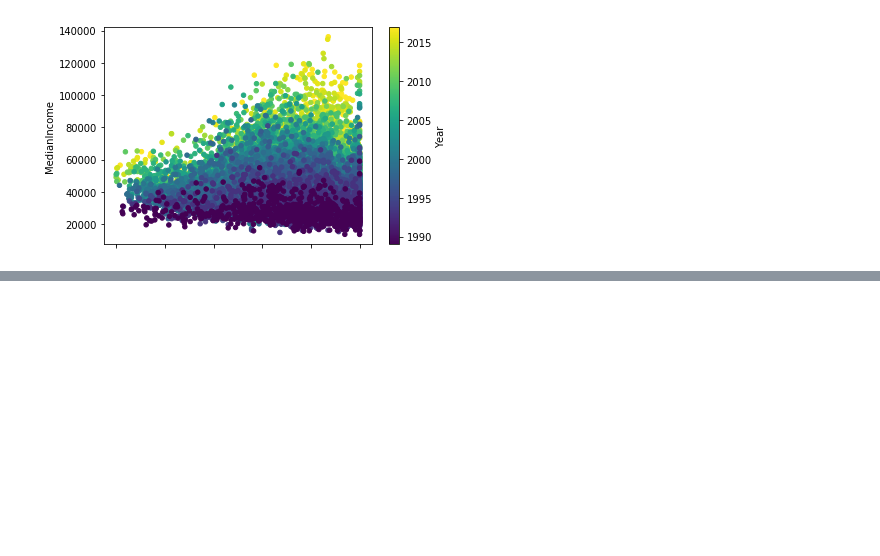
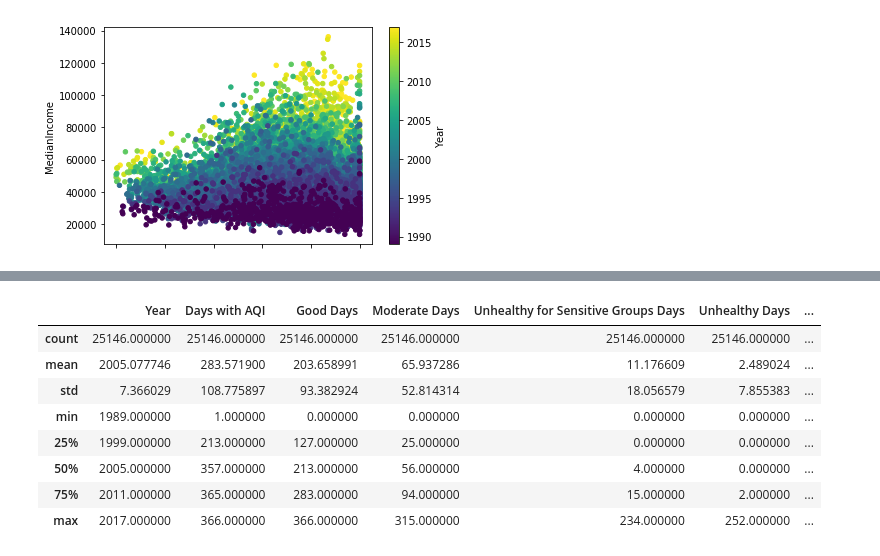
Before and after one commit to dkloepper/project-one, a Jupyter notebook: more-years.ipynb, the cells around one changed output, grey strips where cells are left out. Saved outputs shown, nothing was run; the diff lists cells and outputs as text; code cells hidden in the pictures; blank space fills up the shorter version.

```diff
--- a/more-years.ipynb
+++ b/more-years.ipynb
@@ -507,0 +596,12 @@ ax2 = combined_df.plot.scatter(x='PercentGoodDays',\
+# %%
+combined_df.describe()
+# %% [output]
+|  | Year | Days with AQI | Good Days | Moderate Days | Unhealthy for Sensitive Groups Days | Unhealthy Days | ... |
+| count | 25146.000000 | 25146.000000 | 25146.000000 | 25146.000000 | 25146.000000 | 25146.000000 | ... |
+| mean | 2005.077746 | 283.571900 | 203.658991 | 65.937286 | 11.176609 | 2.489024 | ... |
+| std | 7.366029 | 108.775897 | 93.382924 | 52.814314 | 18.056579 | 7.855383 | ... |
+| min | 1989.000000 | 1.000000 | 0.000000 | 0.000000 | 0.000000 | 0.000000 | ... |
+| 25% | 1999.000000 | 213.000000 | 127.000000 | 25.000000 | 0.000000 | 0.000000 | ... |
+| 50% | 2005.000000 | 357.000000 | 213.000000 | 56.000000 | 4.000000 | 0.000000 | ... |
+| 75% | 2011.000000 | 365.000000 | 283.000000 | 94.000000 | 15.000000 | 2.000000 | ... |
+| max | 2017.000000 | 366.000000 | 366.000000 | 315.000000 | 234.000000 | 252.000000 | ... |
```
Also changed, not shown: parts of 8 cells of this notebook.
